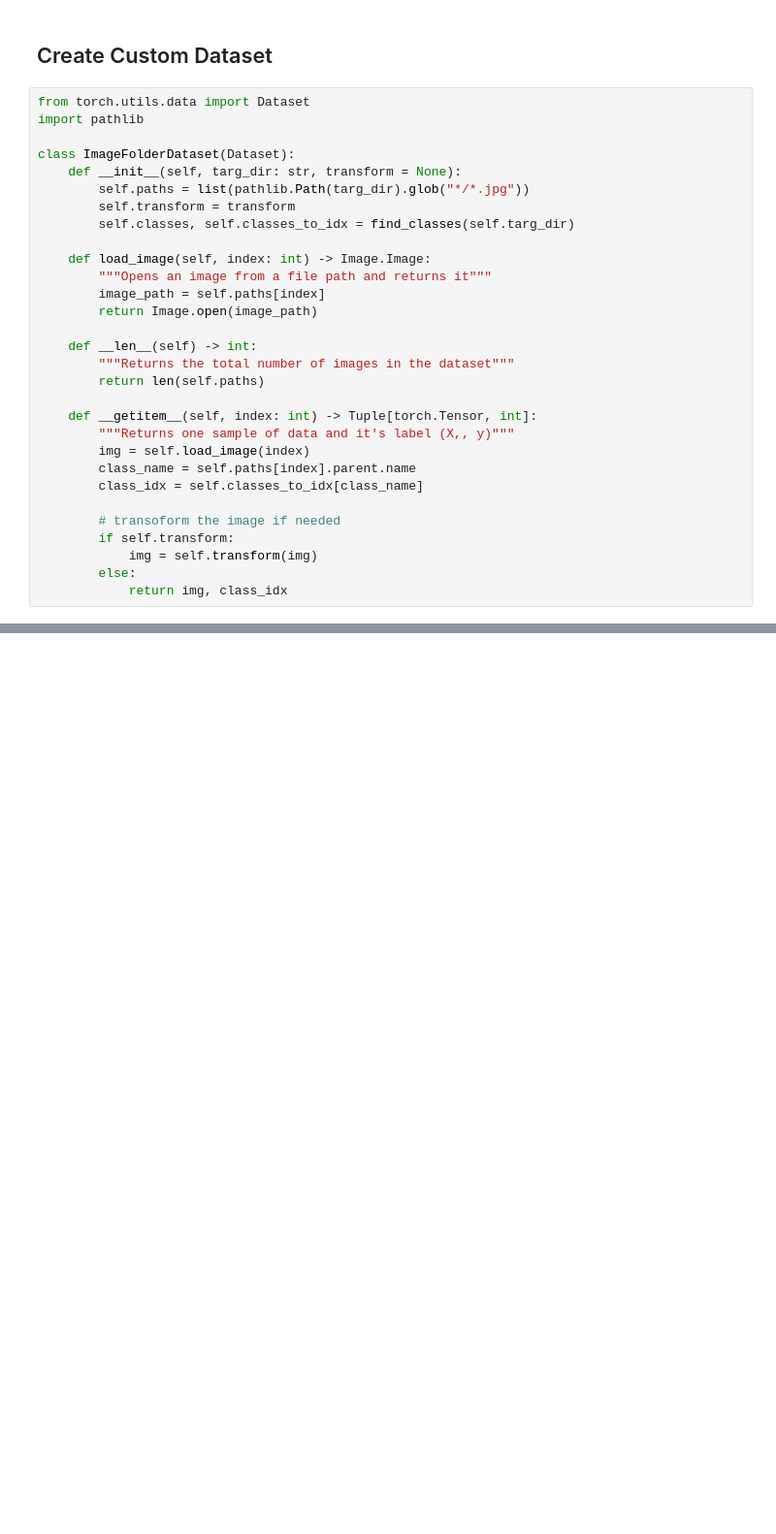
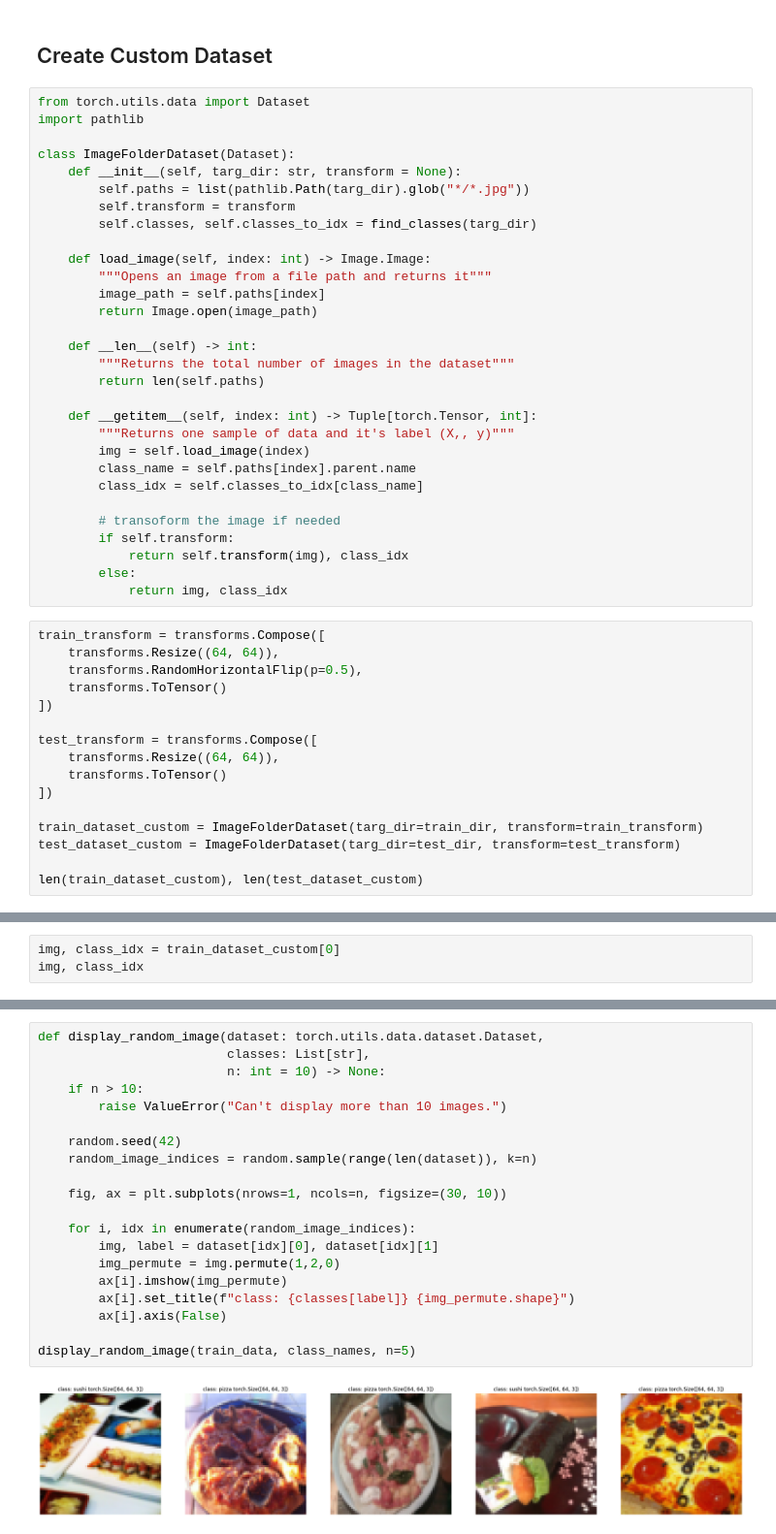
Before and after one commit to vishwasg217/Pytorch-tutorial, a Jupyter notebook: custom_datasets.ipynb, the cells around one changed output, grey strips where cells are left out. Shown at 97% size. Cells and saved outputs as stored; diff of their text form; blank space fills up the shorter version.

Commit message:
random image display

```diff
--- a/custom_datasets.ipynb
+++ b/custom_datasets.ipynb
@@ -259,7 +259,7 @@ class ImageFolderDataset(Dataset):
     def __init__(self, targ_dir: str, transform = None):
         self.paths = list(pathlib.Path(targ_dir).glob("*/*.jpg"))
         self.transform = transform
-        self.classes, self.classes_to_idx = find_classes(self.targ_dir)
+        self.classes, self.classes_to_idx = find_classes(targ_dir)
 
     def load_image(self, index: int) -> Image.Image:
         """Opens an image from a file path and returns it"""
@@ -278,6 +278,22 @@ class ImageFolderDataset(Dataset):
 
         # transoform the image if needed
         if self.transform:
-            img = self.transform(img)
+            return self.transform(img), class_idx
         else:
             return img, class_idx
+# %%
+train_transform = transforms.Compose([
+    transforms.Resize((64, 64)),
+    transforms.RandomHorizontalFlip(p=0.5),
+    transforms.ToTensor()
+])
+
+test_transform = transforms.Compose([
+    transforms.Resize((64, 64)),
+    transforms.ToTensor()
+])
+
+train_dataset_custom = ImageFolderDataset(targ_dir=train_dir, transform=train_transform)
+test_dataset_custom = ImageFolderDataset(targ_dir=test_dir, transform=test_transform)
+
+len(train_dataset_custom), len(test_dataset_custom)
@@ -283,0 +302,3 @@ class ImageFolderDataset(Dataset):
+# %%
+img, class_idx = train_dataset_custom[0]
+img, class_idx
@@ -283,0 +325,22 @@ class ImageFolderDataset(Dataset):
+# %%
+def display_random_image(dataset: torch.utils.data.dataset.Dataset,
+                         classes: List[str],
+                         n: int = 10) -> None:
+    if n > 10:
+        raise ValueError("Can't display more than 10 images.")
+
+    random.seed(42)
+    random_image_indices = random.sample(range(len(dataset)), k=n)
+
+    fig, ax = plt.subplots(nrows=1, ncols=n, figsize=(30, 10))
+
+    for i, idx in enumerate(random_image_indices):
+        img, label = dataset[idx][0], dataset[idx][1]
+        img_permute = img.permute(1,2,0)
+        ax[i].imshow(img_permute)
+        ax[i].set_title(f"class: {classes[label]} {img_permute.shape}")
+        ax[i].axis(False)
+
+display_random_image(train_data, class_names, n=5)
+# %% [output]
+[figure, added]
```
Also changed, not shown: parts of 5 cells of this notebook.
